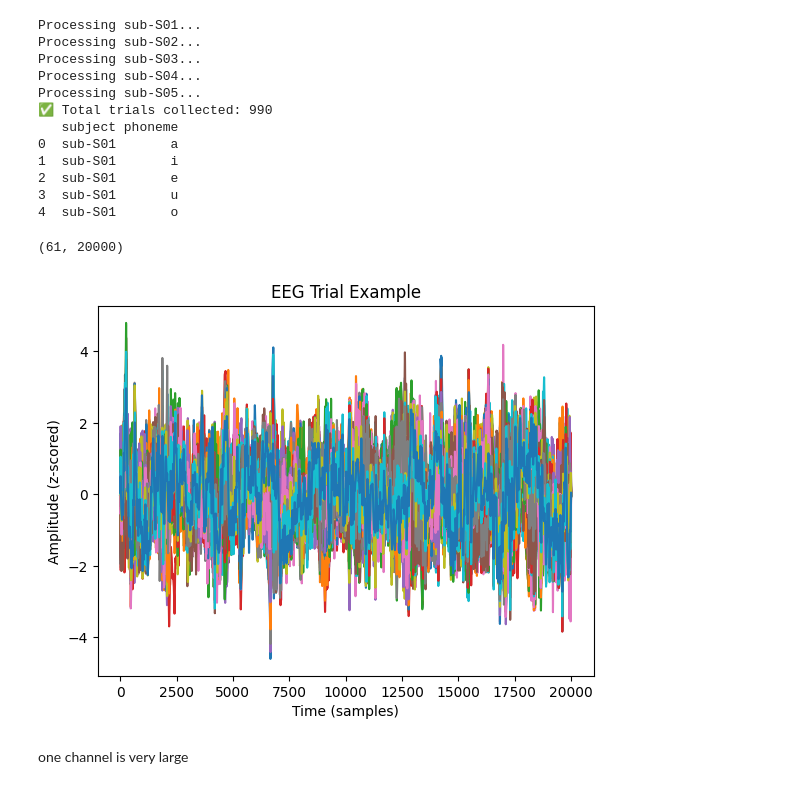
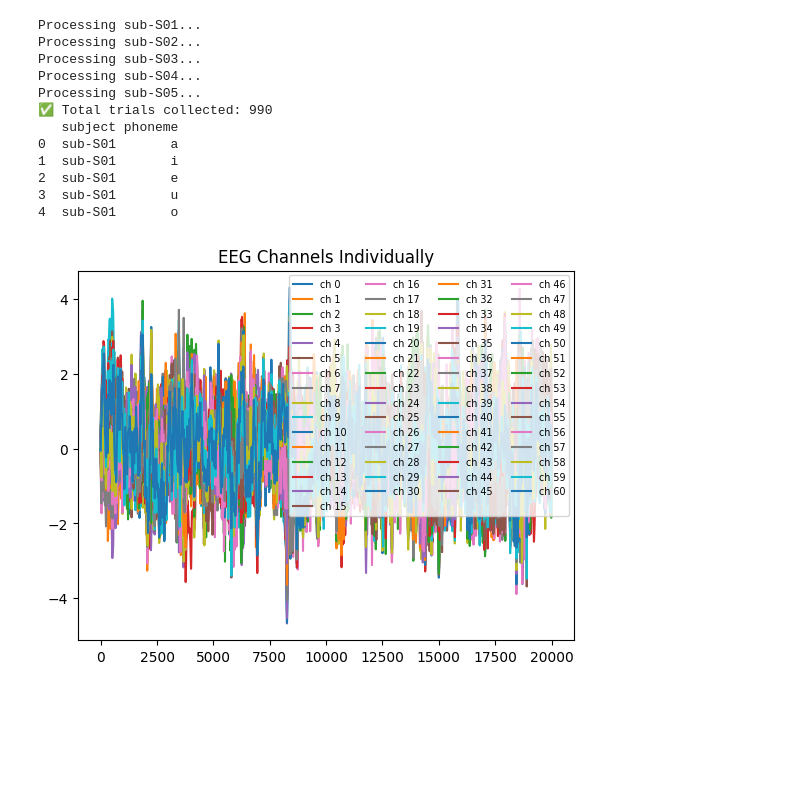
Before and after one commit to Yaelts2/EEG-project, a Jupyter notebook: main_code.ipynb, the cells around one changed output. Cells and saved outputs as stored; diff of their text form; code cells hidden in the pictures; blank space fills up the shorter version.

```diff
--- a/main_code.ipynb
+++ b/main_code.ipynb
@@ -6,18 +6,15 @@ from pathlib import Path
 from mne.filter import filter_data
 from scipy.stats import zscore
 
-# === Config ===
+## === Config ===
 DATASET_ROOT = Path(r"C:\project\EEG projects\ds006104")  # Update to your dataset path
-TIME_WINDOW = 10.0  # seconds after phoneme onset
+TIME_WINDOW = 10.0  # seconds (total duration of window)
 LOW_FREQ = 1.0      # Hz, lower bound for bandpass filter
 HIGH_FREQ = 40.0    # Hz, upper bound for bandpass filter
 NOISE_THRESHOLD = 10.0  # Z-score threshold for noisy channel removal
 
 # === Helper: Remove noisy channels ===
 def remove_noisy_channels(eeg, threshold=10.0):
-    """
-    Remove EEG channels whose absolute signal exceeds a noise threshold.
-    """
     max_vals = np.max(np.abs(eeg), axis=1)
     keep_mask = max_vals < threshold
     return eeg[keep_mask, :]
@@ -54,16 +51,19 @@ for subject_dir in subject_dirs:
 
     for _, row in stim_df.iterrows():
         onset_sample = int(row['onset'] * sfreq)
+
+        # ✅ CHANGE: start 0.8 seconds before onset
+        start_sample = onset_sample - int(0.8 * sfreq)
         duration_samples = int(TIME_WINDOW * sfreq)
-        end_sample = onset_sample + duration_samples
+        end_sample = start_sample + duration_samples
 
-        if end_sample > raw.n_times:
+        if start_sample < 0 or end_sample > raw.n_times:
             continue  # skip trial if it goes out of bounds
 
-        # Extract raw EEG segment (channels × time)
-        eeg_segment = raw.get_data(start=onset_sample, stop=end_sample)
+        # Extract raw EEG segment
+        eeg_segment = raw.get_data(start=start_sample, stop=end_sample)
 
-        # Bandpass filter the EEG (1–40 Hz)
+        # Bandpass filter (1–40 Hz)
         eeg_segment = filter_data(eeg_segment, sfreq=sfreq,
                                   l_freq=LOW_FREQ, h_freq=HIGH_FREQ,
                                   verbose=False)
@@ -107,18 +107,3 @@ Processing sub-S05...
 2  sub-S01       e
 3  sub-S01       u
 4  sub-S01       o
-# %%
-print(all_trials[0]['eeg'].shape)
-df_metadata['phoneme'].value_counts()
-import matplotlib.pyplot as plt
-trial = all_trials[0]['eeg']  # first trial
-plt.plot(trial.T)  # transpose to plot time on x-axis
-plt.title("EEG Trial Example")
-plt.xlabel("Time (samples)")
-plt.ylabel("Amplitude (z-scored)")
-plt.show()
-# %% [output]
-(61, 20000)
-[figure, removed]
-# %% [markdown]
-one channel is very large
@@ -137,0 +110,11 @@ def remove_noisy_channels(eeg, threshold=10.0):
+# %%
+import matplotlib.pyplot as plt
+
+trial = all_trials[0]['eeg']
+for i, channel in enumerate(trial):
+    plt.plot(channel, label=f'ch {i}')
+plt.legend(loc='upper right', ncol=4, fontsize='x-small')
+plt.title("EEG Channels Individually")
+plt.show()
+# %% [output]
+[figure, added]
```
Also changed, not shown: parts of 11 cells of this notebook.
